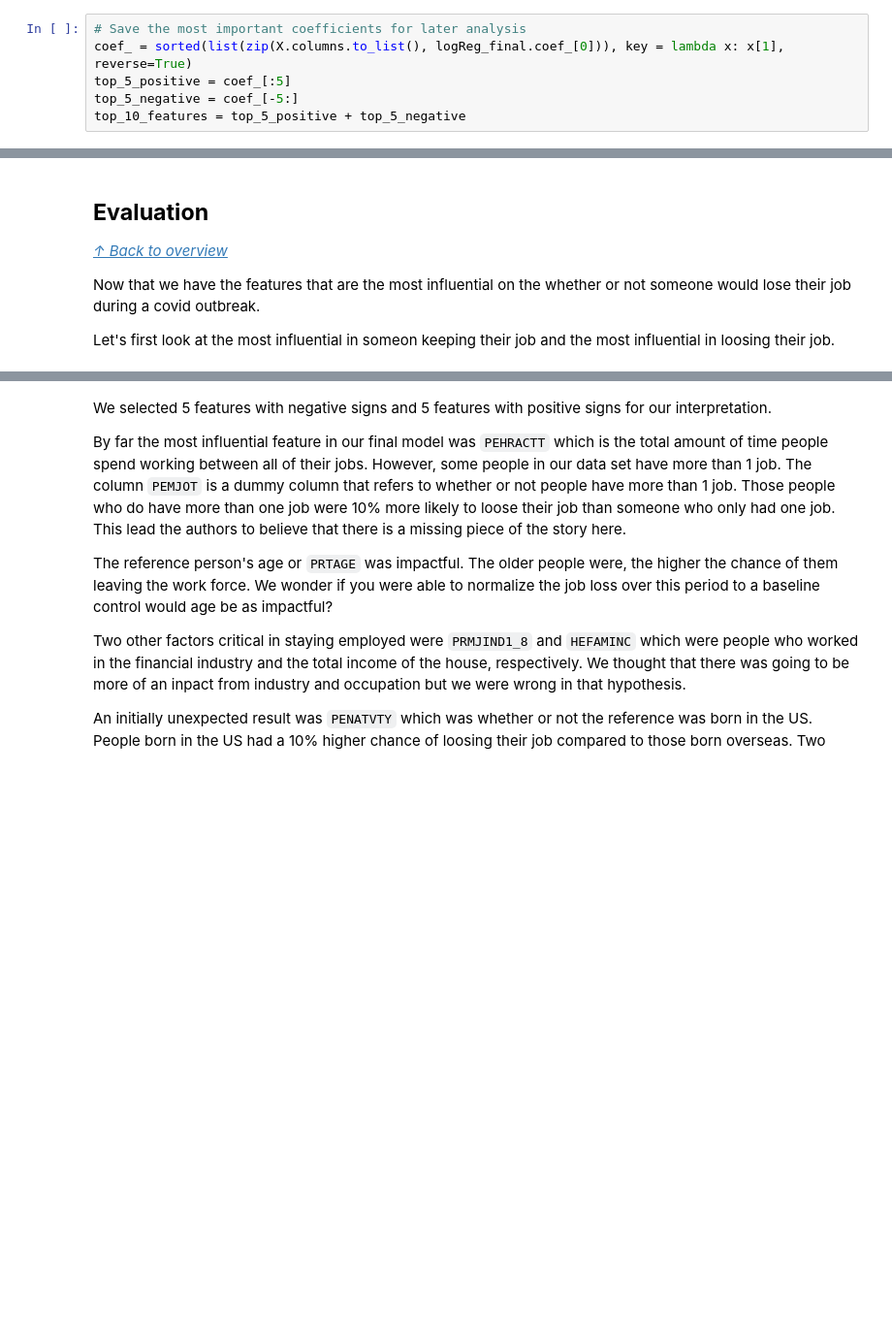
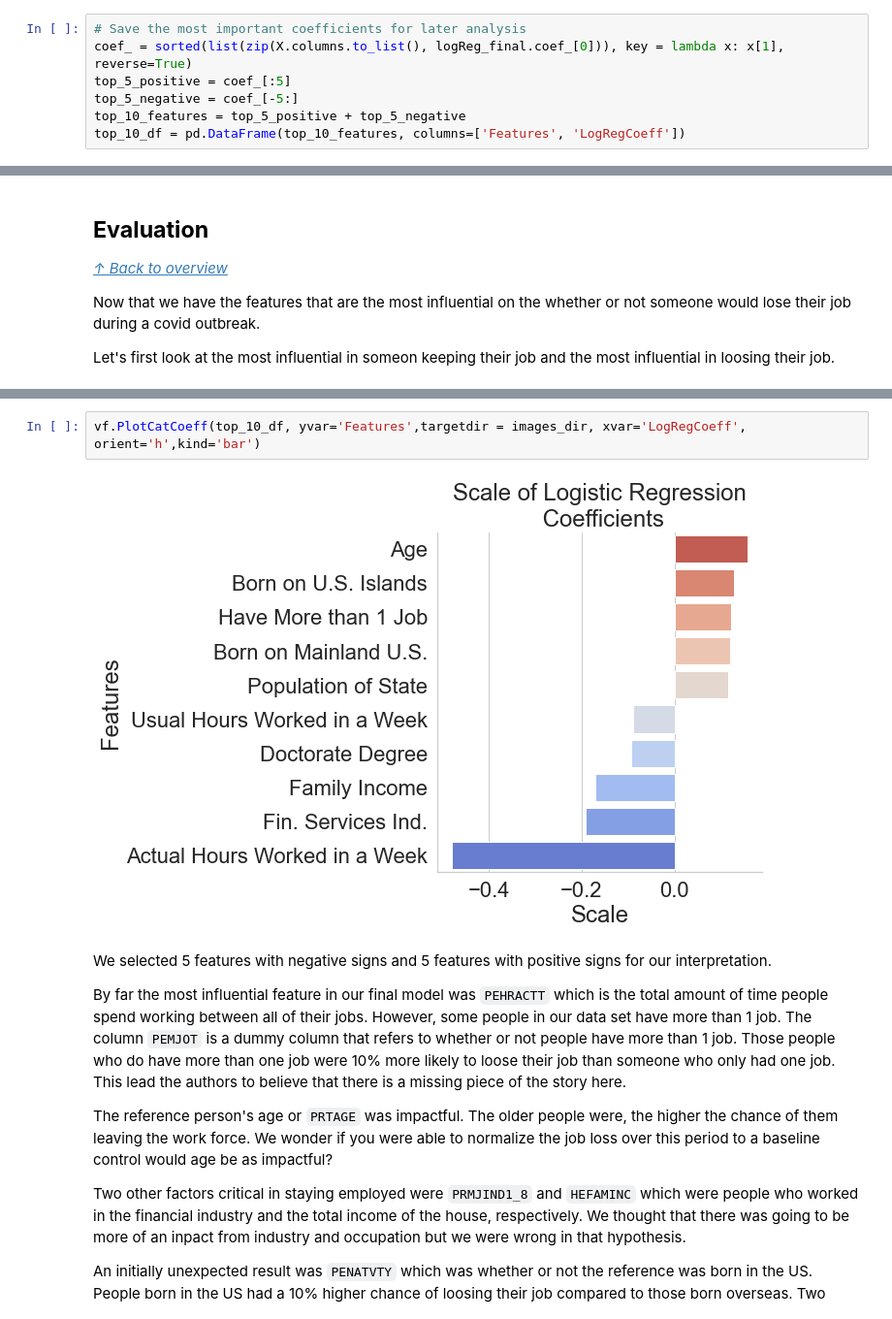
Before and after one commit to danvalen1/Corona-Employment, a Jupyter notebook: Project_Walkthrough.ipynb, the cells around one changed output, grey strips where cells are left out. Shown at 97% size. Cells and saved outputs as stored; diff of their text form; blank space fills up the shorter version.

```diff
--- a/Project_Walkthrough.ipynb
+++ b/Project_Walkthrough.ipynb
@@ -404,3 +404,4 @@ coef_ = sorted(list(zip(X.columns.to_list(), logReg_final.coef_[0])), key = lamb
 top_5_positive = coef_[:5]
 top_5_negative = coef_[-5:]
 top_10_features = top_5_positive + top_5_negative
+top_10_df = pd.DataFrame(top_10_features, columns=['Features', 'LogRegCoeff'])
@@ -429,3 +438,7 @@ ax.set_title("10 Most Impactful Features in Determining Job Security", size=20);
+# %%
+vf.PlotCatCoeff(top_10_df, yvar='Features',targetdir = images_dir, xvar='LogRegCoeff', orient='h',kind='bar')
+# %% [output]
+[figure, added]
 # %% [markdown]
 We selected 5 features with negative signs and 5 features with positive signs for our interpretation.
 
```
Also changed, not shown: parts of 6 cells of this notebook, 9 other files.
